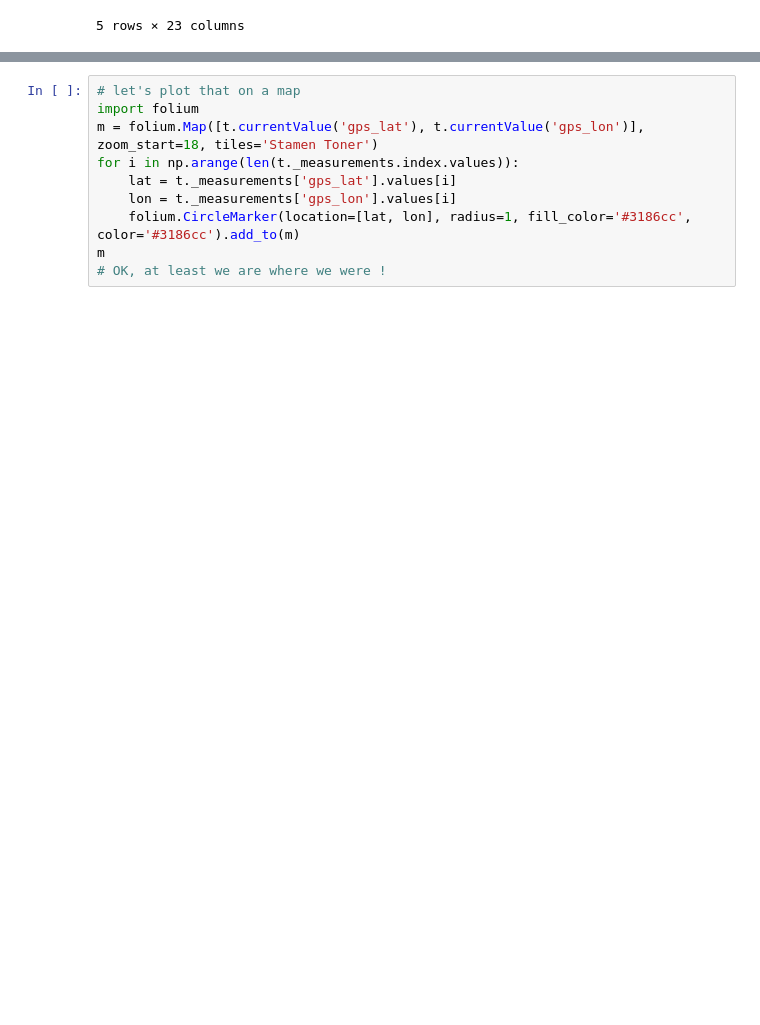
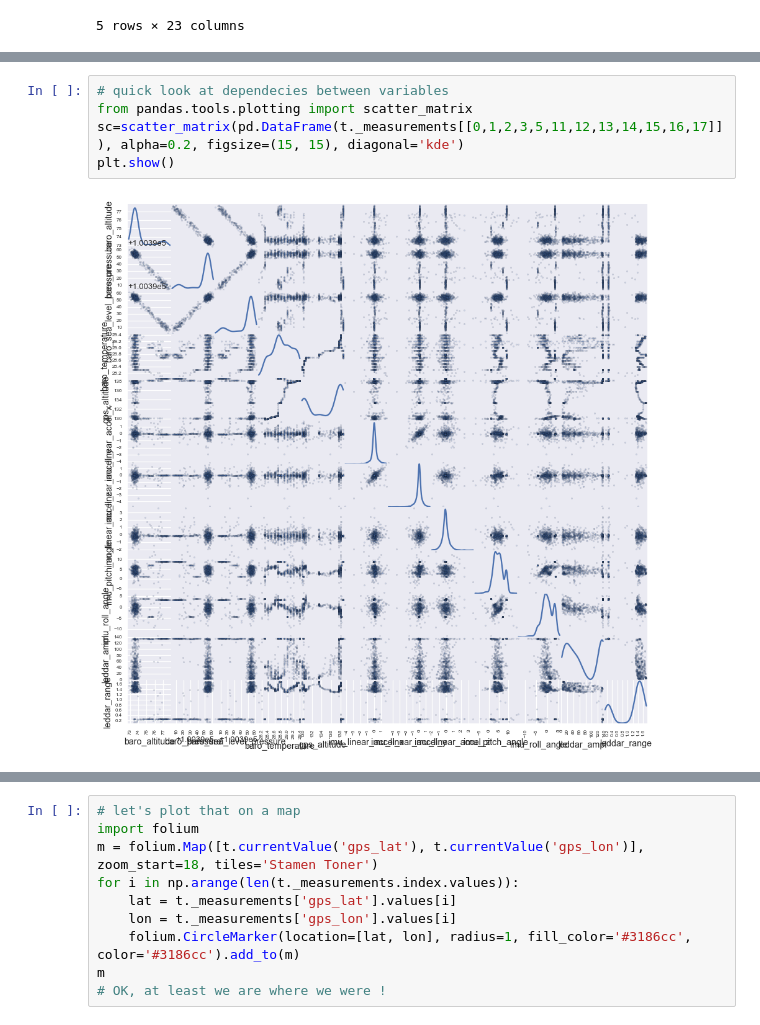
Before and after one commit to hydrones/hydrones, a Jupyter notebook: hydrones/visu/Canal_1.ipynb, the cells around one changed output, grey strips where cells are left out. Drawn from its saved outputs; the diff is of its cells as text; blank space fills up the shorter version.

```diff
--- a/hydrones/visu/Canal_1.ipynb
+++ b/hydrones/visu/Canal_1.ipynb
@@ -50,3 +80,10 @@ plt.show()
+# %%
+# quick look at dependecies between variables
+from pandas.tools.plotting import scatter_matrix
+sc=scatter_matrix(pd.DataFrame(t._measurements[[0,1,2,3,5,11,12,13,14,15,16,17]]), alpha=0.2, figsize=(15, 15), diagonal='kde')
+plt.show()
+# %% [output]
+[figure, added]
 # %%
 t._measurements['gps_lon'].plot()
 plt.show()
```
Also changed, not shown: parts of 10 cells of this notebook, 1 other file.
